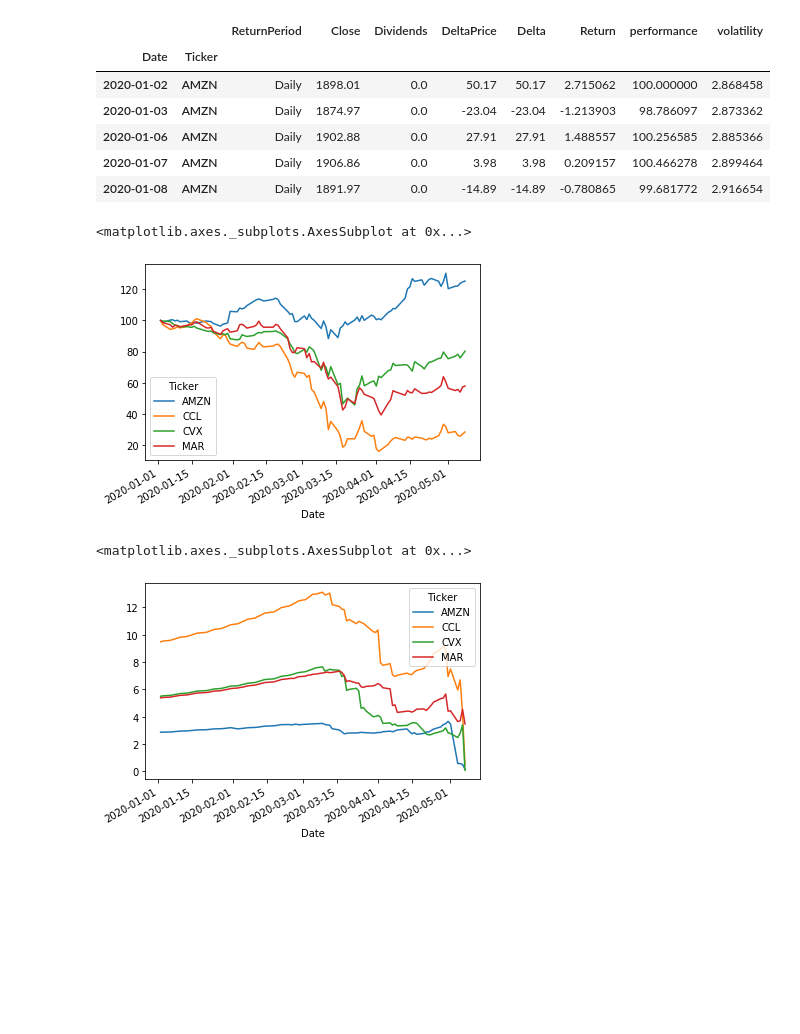
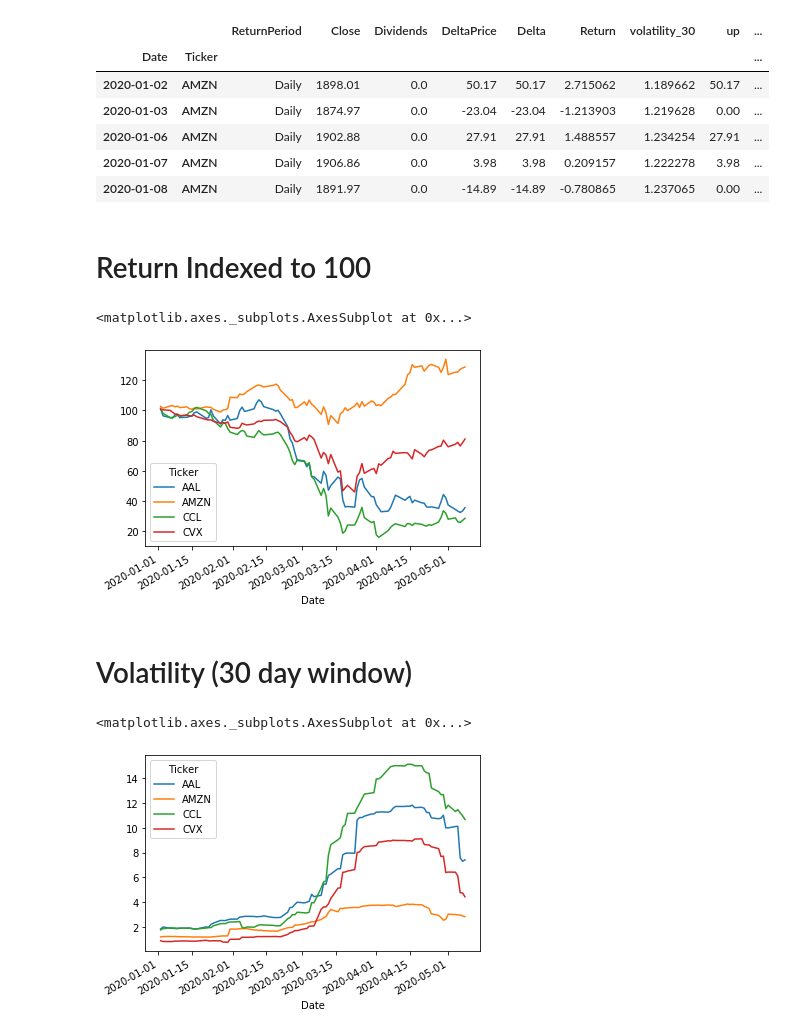
Before and after one commit to arbennet/general, a Jupyter notebook: stockanalysis.ipynb, the cells around one changed output. Cells and saved outputs as stored; diff of their text form; code cells hidden in the pictures; blank space fills up the shorter version.

Commit message:
Add files via upload
updating returns script with new name and shorter logic.  adding stock analysis script.

```diff
--- a/stockanalysis.ipynb
+++ b/stockanalysis.ipynb
@@ -3,49 +3,57 @@ import Returns as rt
 import pandas as pd
 import matplotlib.pyplot as plt
 # %%
-tickers = ['AMZN','CVX','CCL','MAR']
+tickers = ['AMZN','CVX','CCL','AAL']
 date_from = '2020-01-02'
 df = None
 
 for i in tickers:
-    df_t = rt.main(i,'Daily')
-    df_t = df_t[df_t.index >= '2020-01-01']
-    df_t.loc[df_t.index == '2020-01-02', 'performance'] = 100
-    df_t['volatility'] = (((df_t.Return / 100) + 1).expanding().std()) * 100
+    df_t = rt.returns(i,'Daily')
 
-    df_t.sort_values(by='Date',inplace=True)
-    df_t.reset_index(inplace=True)
+    # volatility
+    df_t['volatility_30'] = df_t['Return'].rolling(window=30).std()
 
-    for idx in range(1,len(df_t)):
-        df_t.loc[idx, 'performance'] = df_t.loc[idx - 1, 'performance'] * ((df_t.loc[idx, 'Return'] / 100) + 1)
+    # RSI
+    df_t.loc[df_t.Delta > 0, 'up'] = df_t.Delta
+    df_t.loc[df_t.Delta < 0, 'down'] = df_t.Delta
+    df_t.fillna({'up':0,'down':0},inplace=True)
+    df_t['RSI'] = 100 - (100 / (1 + df_t['up'].rolling(window=14).mean() / df_t['down'].rolling(window=14).mean().abs()))
+
+    # indexed performance
+    df_t = df_t[df_t.index >= date_from]
+    df_t['performance'] = ((df_t.Return / 100) + 1).cumprod() * 100
 
     if df is None:
         df = df_t
     else:
         df = pd.concat([df,df_t])
 
-df.set_index(['Date','Ticker'],inplace=True)
+df.set_index(['Ticker'],append=True,inplace=True)
 
 df.head()
 # %% [output]
-|  |  | ReturnPeriod | Close | Dividends | DeltaPrice | Delta | Return | performance | volatility |
-| Date | Ticker |  |  |  |  |  |  |  |  |
-| 2020-01-02 | AMZN | Daily | 1898.01 | 0.0 | 50.17 | 50.17 | 2.715062 | 100.000000 | 2.868458 |
-| 2020-01-03 | AMZN | Daily | 1874.97 | 0.0 | -23.04 | -23.04 | -1.213903 | 98.786097 | 2.873362 |
-| 2020-01-06 | AMZN | Daily | 1902.88 | 0.0 | 27.91 | 27.91 | 1.488557 | 100.256585 | 2.885366 |
-| 2020-01-07 | AMZN | Daily | 1906.86 | 0.0 | 3.98 | 3.98 | 0.209157 | 100.466278 | 2.899464 |
-| 2020-01-08 | AMZN | Daily | 1891.97 | 0.0 | -14.89 | -14.89 | -0.780865 | 99.681772 | 2.916654 |
+|  |  | ReturnPeriod | Close | Dividends | DeltaPrice | Delta | Return | volatility_30 | up | ... |
+| Date | Ticker |  |  |  |  |  |  |  |  | ... |
+| 2020-01-02 | AMZN | Daily | 1898.01 | 0.0 | 50.17 | 50.17 | 2.715062 | 1.189662 | 50.17 | ... |
+| 2020-01-03 | AMZN | Daily | 1874.97 | 0.0 | -23.04 | -23.04 | -1.213903 | 1.219628 | 0.00 | ... |
+| 2020-01-06 | AMZN | Daily | 1902.88 | 0.0 | 27.91 | 27.91 | 1.488557 | 1.234254 | 27.91 | ... |
+| 2020-01-07 | AMZN | Daily | 1906.86 | 0.0 | 3.98 | 3.98 | 0.209157 | 1.222278 | 3.98 | ... |
+| 2020-01-08 | AMZN | Daily | 1891.97 | 0.0 | -14.89 | -14.89 | -0.780865 | 1.237065 | 0.00 | ... |
+# %% [markdown]
+# Return Indexed to 100
 # %%
 df_p = df.pivot_table(index='Date',columns='Ticker',values='performance')
 
 df_p.plot(sharey=True)
 # %% [output]
 <matplotlib.axes._subplots.AxesSubplot at 0x...>
-[figure, old version]
+[figure, new version]
+# %% [markdown]
+# Volatility (30 day window)
 # %%
-df_p = df.pivot_table(index='Date',columns='Ticker',values='volatility')
+df_p = df.pivot_table(index='Date',columns='Ticker',values='volatility_30')
 
 df_p.plot(sharey=True)
 # %% [output]
 <matplotlib.axes._subplots.AxesSubplot at 0x...>
-[figure, old version]
+[figure, new version]
```
Also changed, not shown: parts of 5 cells of this notebook, 1 other file.
